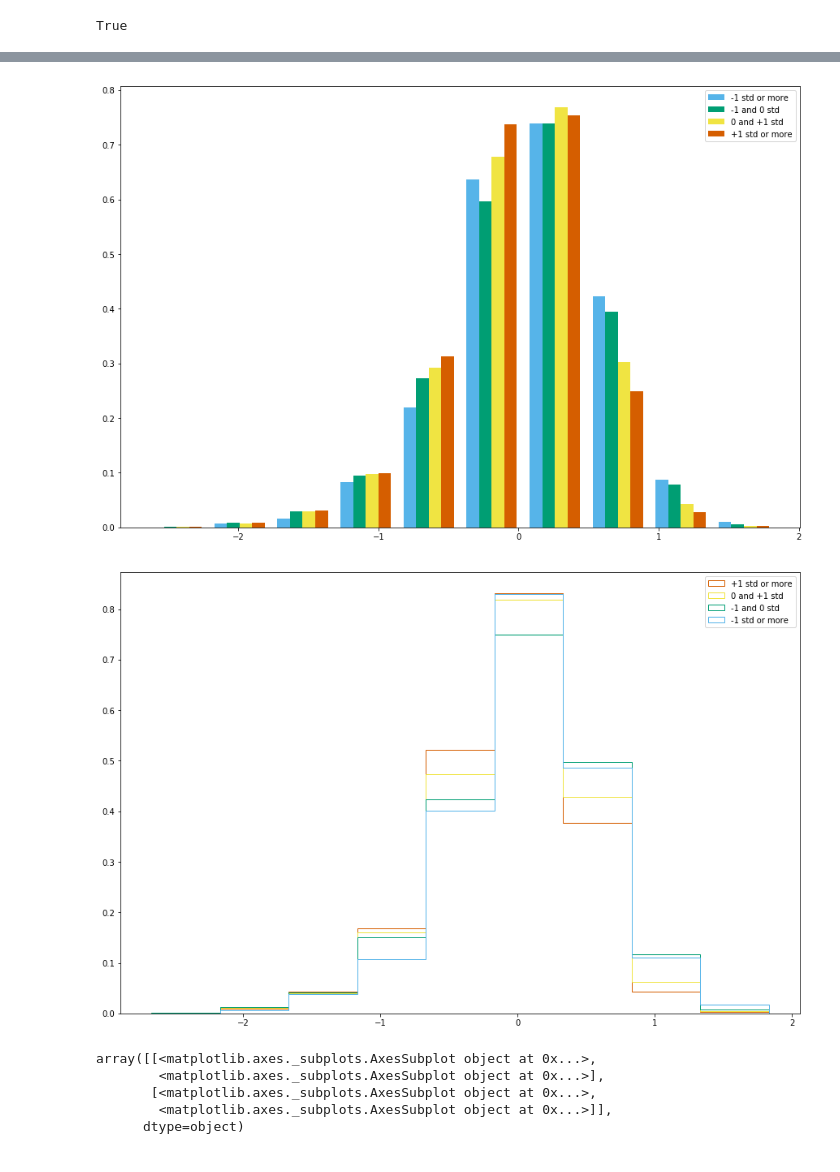
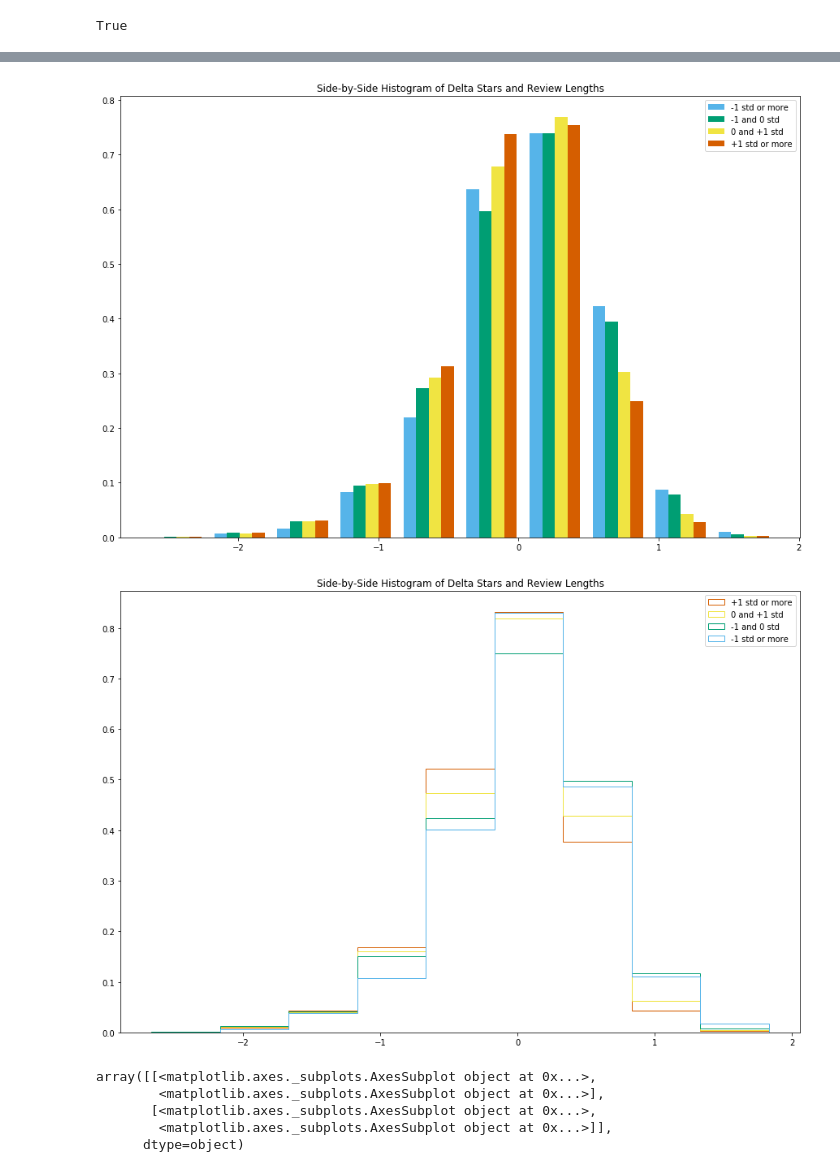
Before and after one commit to bdorsey2/yelp_reviewer_toughness, a Jupyter notebook: Plots.ipynb, the cells around one changed output, grey strips where cells are left out. Cells and saved outputs as stored; diff of their text form; code cells hidden in the pictures.

Commit message:
New Graphs

```diff
--- a/Plots.ipynb
+++ b/Plots.ipynb
@@ -141,23 +141,25 @@ names = ["-1 std or more", "-1 and 0 std", "0 and +1 std", "+1 std or more"]
 plt.figure(figsize=(15,10))
 n, bins, patches = plt.hist( [x1,x2, x3, x4], 10, histtype='bar', density=True, color = colors, label=names)
 plt.legend()
+plt.title('Side-by-Side Histogram of Delta Stars and Review Lengths')
 plt.show()
 # %% [output]
-[figure, old version]
+[figure, new version]
 # %%
 x1 = list(delta_reviews2[delta_reviews2['len_std'] == "-1 std or more"]['avg_star_delta'])
 x2 = list(delta_reviews2[delta_reviews2['len_std'] == "-1 and 0 std"]['avg_star_delta'])
 x3 = list(delta_reviews2[delta_reviews2['len_std'] == "0 and +1 std"]['avg_star_delta'])
 x4 = list(delta_reviews2[delta_reviews2['len_std'] == "+1 std or more"]['avg_star_delta'])
 
 colors = ['#56B4E9', '#009E73', '#F0E442', '#D55E00']
 names = ["-1 std or more", "-1 and 0 std", "0 and +1 std", "+1 std or more"]
 plt.figure(figsize=(15,10))
 n, bins, patches = plt.hist( [x1,x2, x3, x4], bins=9, histtype='step', density=True, color = colors, label=names) #weights=[w0, w1, w2],
+plt.title('Side-by-Side Histogram of Delta Stars and Review Lengths')
 plt.legend()
 plt.show()
 # %% [output]
-[figure, old version]
+[figure, new version]
 # %%
 delta_reviews2['avg_star_delta'].hist(by=delta_reviews2['len_std'], bins=20)
 # %% [output]
```
Also changed, not shown: parts of 1 cell of this notebook, 1 other file.
